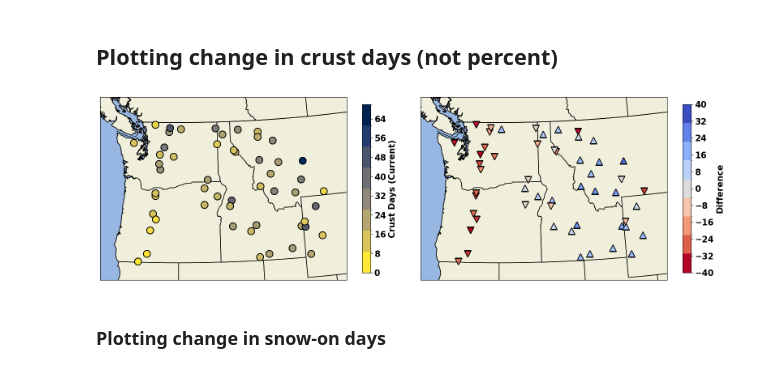
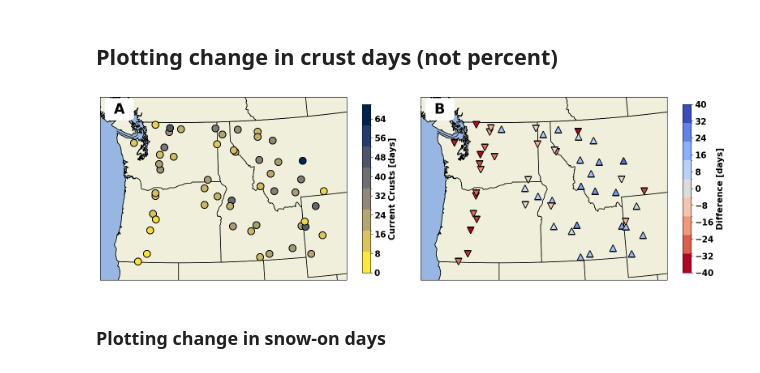
Before and after one commit to clinton-alden/summa_icelayers, a Jupyter notebook: analysis/05_all_site_crust_summary.ipynb, the cells around one changed output. Cells and saved outputs as stored; diff of their text form; code cells hidden in the pictures.

```diff
--- a/analysis/05_all_site_crust_summary.ipynb
+++ b/analysis/05_all_site_crust_summary.ipynb
@@ -433,36 +433,46 @@ for idx, row in df_merged.iterrows():
 # Create discrete colorbars
 bounds_current = np.linspace(vmin_current, vmax_current, 9)
 norm_current = matplotlib.colors.BoundaryNorm(bounds_current, colormap_current.N)
 sm_current = plt.cm.ScalarMappable(cmap=colormap_current, norm=norm_current)
 sm_current.set_array([])
 
 bounds_diff = np.linspace(vmin_diff, vmax_diff, 10)
 norm_diff = matplotlib.colors.BoundaryNorm(bounds_diff, colormap_diff.N)
 sm_diff = plt.cm.ScalarMappable(cmap=colormap_diff, norm=norm_diff)
 sm_diff.set_array([])
 
 # Create the colorbars and set the labels with bold font weight
 cbar_current = fig.colorbar(sm_current, ax=ax1, orientation='vertical', pad=0.05, shrink=0.45)
-cbar_current.set_label('Crust Days (Current)', fontweight='bold', fontsize=15)
+cbar_current.set_label('Current Crusts [days]', fontweight='bold', fontsize=15)
 cbar_current.ax.tick_params(labelsize=15)
 # Set the colorbar to only show whole number ticks
 cbar_current.ax.yaxis.set_major_locator(MaxNLocator(integer=True))
 # Set the font weight of the tick labels to bold
 for label in cbar_current.ax.get_yticklabels():
     label.set_fontweight('bold')
 
 cbar_diff = fig.colorbar(sm_diff, ax=ax2, orientation='vertical', pad=0.05, shrink=0.45)
-cbar_diff.set_label('Difference', fontweight='bold', fontsize=15)
+cbar_diff.set_label('Difference [days]', fontweight='bold', fontsize=15)
 cbar_diff.ax.tick_params(labelsize=15)
 cbar_diff.ax.yaxis.set_major_locator(MaxNLocator(integer=True))
 for label in cbar_diff.ax.get_yticklabels():
     label.set_fontweight('bold')
 
 # Add a legend for the arrow sizes
 for magnitude in [5, 10, 15, 20]:  # Example magnitudes
     ax2.plot([], [], marker='^', color='k', markersize=magnitude * 0.8, label=f'{magnitude}%')
+
+# Add label 'A' to the top right of the first subplot with a white background
+ax1.text(0.12, 0.97, ' A ', transform=ax1.transAxes, fontsize=25, fontweight='bold', va='top', ha='right',
+           bbox=dict(facecolor='white', edgecolor='none', boxstyle='round,pad=0.3'))
+
+# Add label 'B' to the top right of the second subplot with a white background
+ax2.text(0.12, 0.97, ' B ', transform=ax2.transAxes, fontsize=25, fontweight='bold', va='top', ha='right',
+           bbox=dict(facecolor='white', edgecolor='none', boxstyle='round,pad=0.3'))
+
+plt.savefig('/home/cdalden/summa_setup/analysis/figures/crust_change_summary.png', dpi=300, bbox_inches='tight')
 # %% [output]
-[figure, old version]
+[figure, new version]
 # %% [markdown]
 ### Plotting change in snow-on days
 # %%
```
Also changed, not shown: parts of 8 cells of this notebook, 3 other files.
